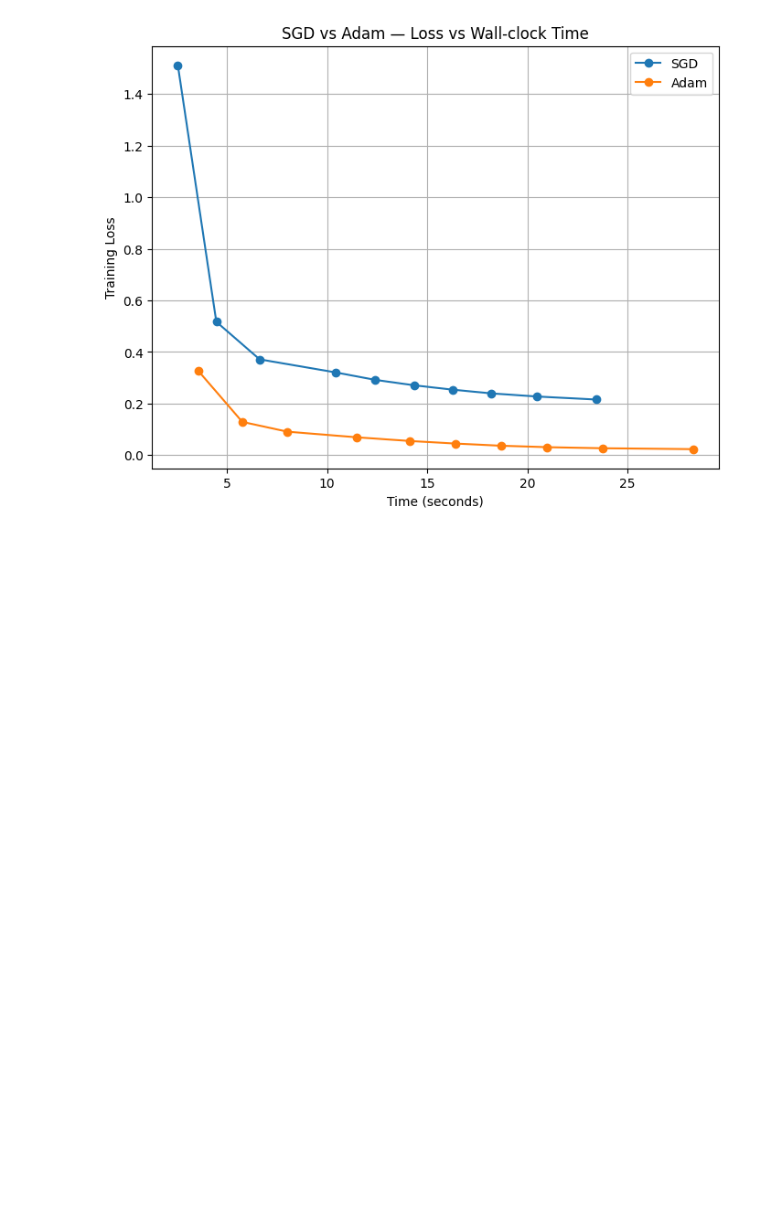
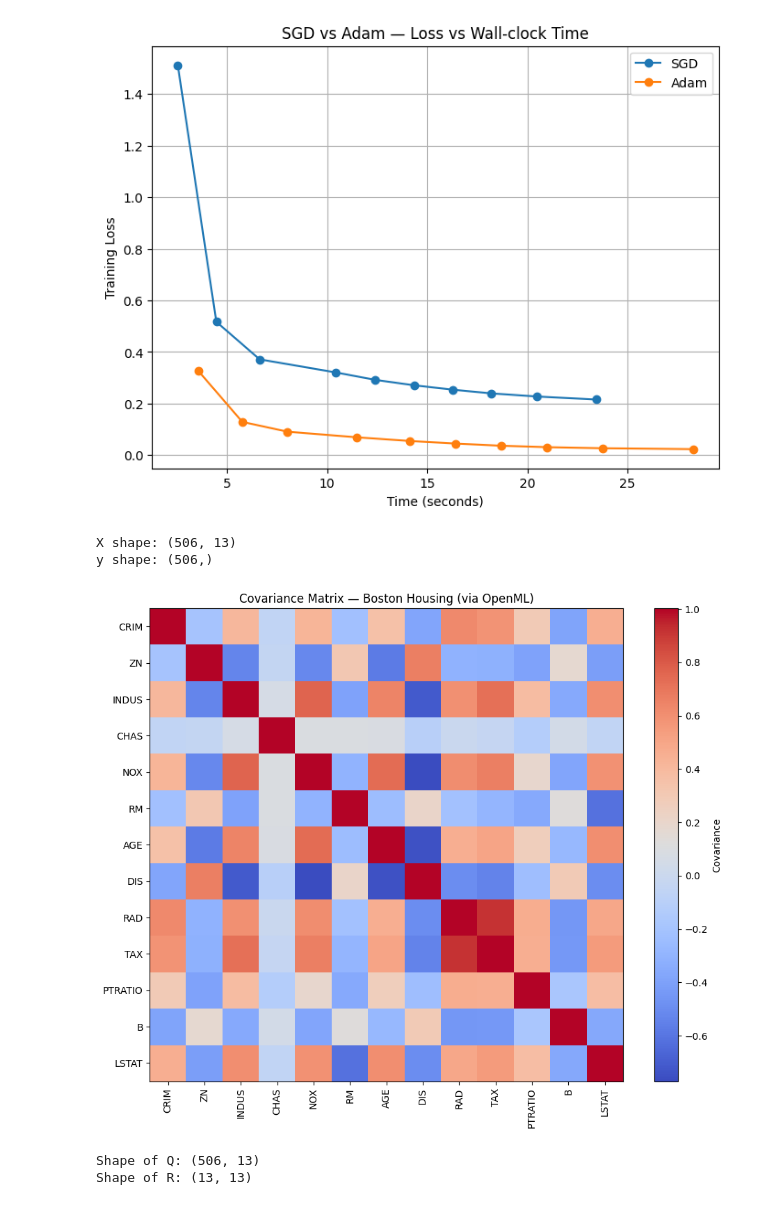
Before and after one commit to parmidamardi/CDM-TA-4, a Jupyter notebook: CDM_TA_4.ipynb, the cells around one changed output. Drawn from its saved outputs; the diff is of its cells as text; code cells hidden in the pictures; blank space fills up the shorter version.

```diff
--- a/CDM_TA_4.ipynb
+++ b/CDM_TA_4.ipynb
@@ -463,0 +468,27 @@ plt.show()
+# %%
+data = fetch_openml(name="boston", version=1, as_frame=True)
+X = data.data.values
+y = data.target.values
+feature_names = data.feature_names
+
+print("X shape:", X.shape)
+print("y shape:", y.shape)
+# %% [output]
+X shape: (506, 13)
+y shape: (506,)
+# %%
+scaler = StandardScaler()
+X_scaled = scaler.fit_transform(X)
+# %%
+cov_matrix = np.cov(X_scaled, rowvar=False)
+# %%
+plt.figure(figsize=(10, 8))
+plt.imshow(cov_matrix, cmap='coolwarm', interpolation='nearest')
+plt.colorbar(label="Covariance")
+plt.xticks(range(len(feature_names)), feature_names, rotation=90)
+plt.yticks(range(len(feature_names)), feature_names)
+plt.title("Covariance Matrix — Boston Housing (via OpenML)")
+plt.tight_layout()
+plt.show()
+# %% [output]
+[figure, added]
@@ -463,0 +499,6 @@ plt.show()
+# %%
+print("Shape of Q:", Q.shape)
+print("Shape of R:", R.shape)
+# %% [output]
+Shape of Q: (506, 13)
+Shape of R: (13, 13)
```
Also changed, not shown: parts of 15 cells of this notebook.
